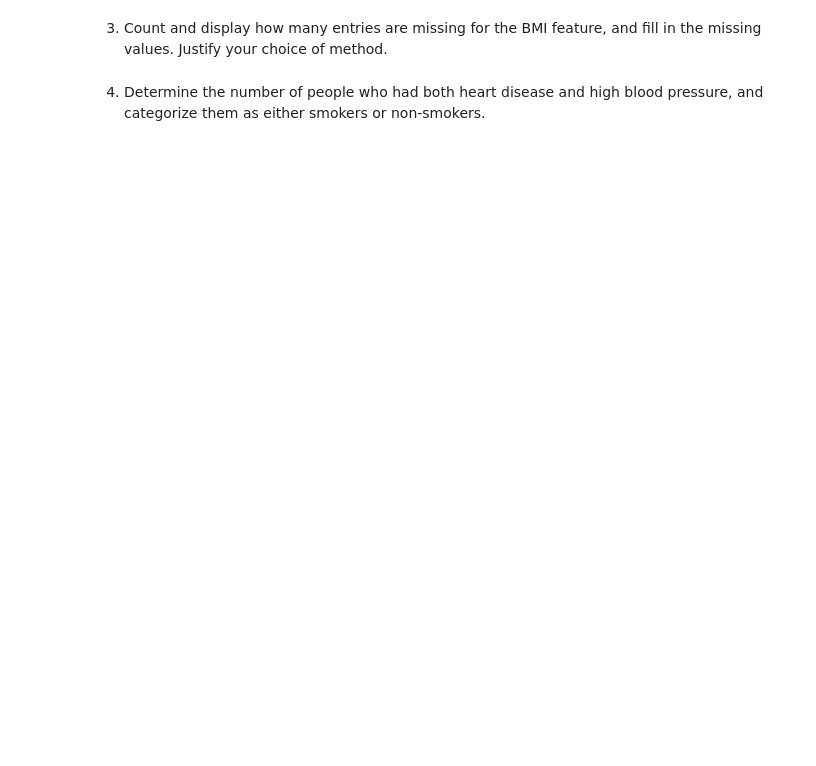
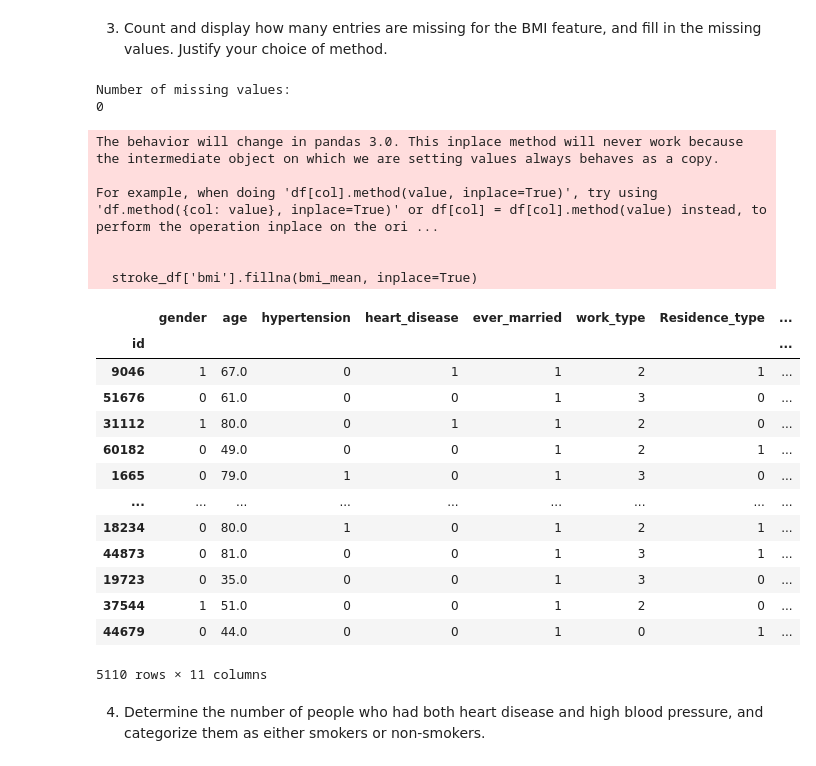
Before and after one commit to Ilie27/Supervised-learning, a Jupyter notebook: Citirea_si_vizualizarea_datelor_tabelare.ipynb, the cells around one changed output. Saved outputs shown, nothing was run; the diff lists cells and outputs as text; code cells hidden in the pictures; blank space fills up the shorter version.

```diff
--- a/Citirea_si_vizualizarea_datelor_tabelare.ipynb
+++ b/Citirea_si_vizualizarea_datelor_tabelare.ipynb
@@ -696,2 +688,38 @@ stroke_df.head()
+# %%
+#TO DO
+# import numpy as np
+# stroke_df['bmi'].replace(0, np.nan, inplace=True)
+
+missing_values = stroke_df['bmi'].isna().sum()
+print("Number of missing values:")
+print(missing_values)
+
+bmi_mean = stroke_df['bmi'].mean()
+
+stroke_df['bmi'].fillna(bmi_mean, inplace=True)
+stroke_df
+# %% [output]
+Number of missing values:
+0
+The behavior will change in pandas 3.0. This inplace method will never work because the intermediate object on which we are setting values always behaves as a copy.
+
+For example, when doing 'df[col].method(value, inplace=True)', try using 'df.method({col: value}, inplace=True)' or df[col] = df[col].method(value) instead, to perform the operation inplace on the ori ...
+
+
+  stroke_df['bmi'].fillna(bmi_mean, inplace=True)
+|  | gender | age | hypertension | heart_disease | ever_married | work_type | Residence_type | ... |
+| id |  |  |  |  |  |  |  | ... |
+| 9046 | 1 | 67.0 | 0 | 1 | 1 | 2 | 1 | ... |
+| 51676 | 0 | 61.0 | 0 | 0 | 1 | 3 | 0 | ... |
+| 31112 | 1 | 80.0 | 0 | 1 | 1 | 2 | 0 | ... |
+| 60182 | 0 | 49.0 | 0 | 0 | 1 | 2 | 1 | ... |
+| 1665 | 0 | 79.0 | 1 | 0 | 1 | 3 | 0 | ... |
+| ... | ... | ... | ... | ... | ... | ... | ... | ... |
+| 18234 | 0 | 80.0 | 1 | 0 | 1 | 2 | 1 | ... |
+| 44873 | 0 | 81.0 | 0 | 0 | 1 | 3 | 1 | ... |
+| 19723 | 0 | 35.0 | 0 | 0 | 1 | 3 | 0 | ... |
+| 37544 | 1 | 51.0 | 0 | 0 | 1 | 2 | 0 | ... |
+| 44679 | 0 | 44.0 | 0 | 0 | 1 | 0 | 1 | ... |
+5110 rows × 11 columns
 # %% [markdown]
 4. Determine the number of people who had both heart disease and high blood pressure, and categorize them as either smokers or non-smokers.
```
Also changed, not shown: parts of 16 cells of this notebook.
